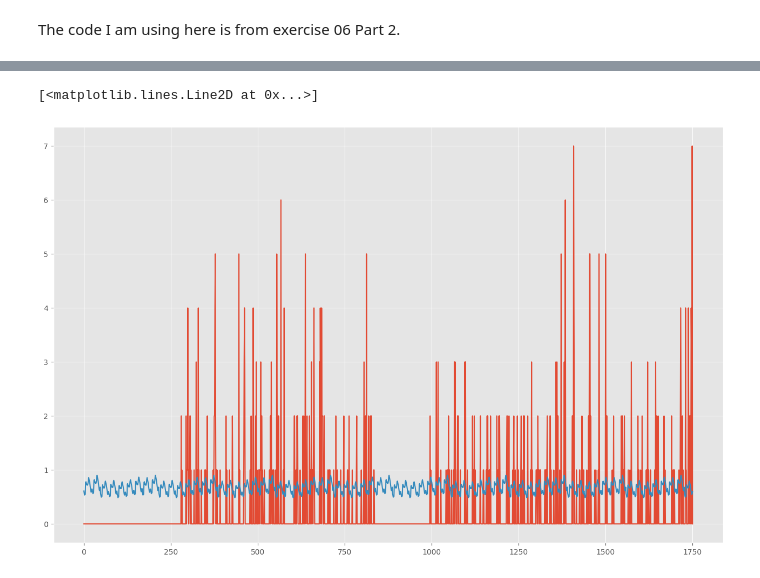
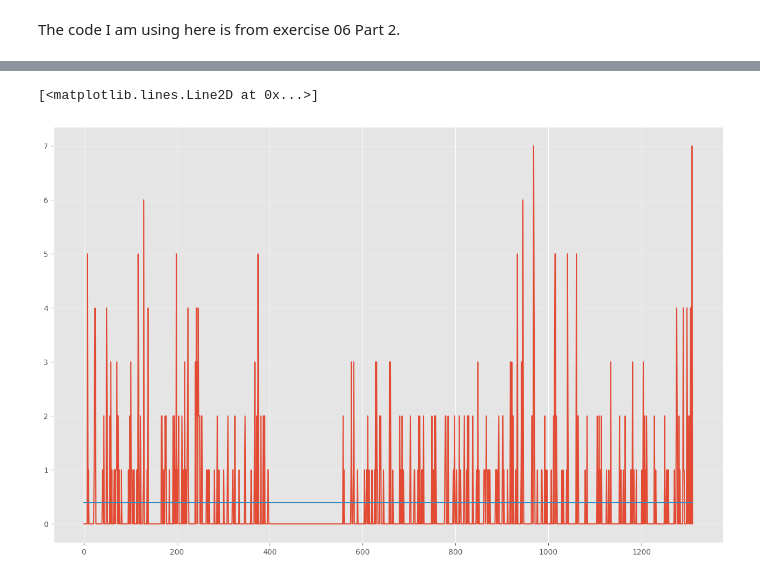
Before and after one commit to hrapek/mbml-us-accidents, a Jupyter notebook: ca_poisson_regression.ipynb, the cells around one changed output, grey strips where cells are left out. Cells and saved outputs as stored; diff of their text form; code cells hidden in the pictures.

```diff
--- a/ca_poisson_regression.ipynb
+++ b/ca_poisson_regression.ipynb
@@ -184,0 +229,3 @@ one_hash_df
+# %%
+weather_df = pd.read_csv('data/final_9q5cw.csv')
+weather_df = weather_df[['datetime', 'wind_speed', 'height_above_ground_level', 'visibility', 'temperature', 'dew_point']]
@@ -184,0 +248,3 @@ one_hash_df
+# %%
+merged_weather_df = pd.merge(one_hash_df, weather_df, left_on='hour', right_on='datetime', how='left').drop(columns=['datetime'])
+merged_weather_df
@@ -187,13 +267,16 @@ one_hash_df
 # %% [markdown]
 The code I am using here is from exercise 06 Part 2.
 # %%
+# Drop first observations with no available lags
+merged_weather_df = merged_weather_df.dropna()
+
 # Define target
-y = np.array(one_hash_df['accident_count'], dtype=np.float16)
-X = np.array(one_hash_df.drop(columns=['hour', 'geohash5', 'accident_count', 'hour_of_day', 'day_of_week']), dtype=np.float16)
+y = np.array(merged_weather_df['accident_count'], dtype=np.float16)
+X = np.array(merged_weather_df.drop(columns=['hour', 'geohash5', 'accident_count', 'hour_of_day', 'day_of_week']), dtype=np.float16)
 
 # Split into train and test
 N = len(X)
-split_idx = int(0.8*N)
+split_idx = int(0.85*N)
 X_train = X[:split_idx,:]
 y_train = y[:split_idx]
 X_test = X[split_idx:,:]
@@ -214,7 +297,7 @@ X_train_std = X_train.std()
 X_test_std = X_test.std()
 
 X_train = (X_train - X_train_mean) / X_train_std
-X_est = (X_test - X_test_mean) / X_test_std
+X_test = (X_test - X_test_mean) / X_test_std
 # %%
 def compute_error(trues, predicted):
     corr = np.corrcoef(predicted, trues)[0,1]
@@ -302,7 +385,7 @@ RMSE: 0.902
 R2: 0.000
 # %%
 plt.plot(y_test)
-plt.plot(y_hat)
+plt.plot(preds)
 # %% [output]
 [<matplotlib.lines.Line2D at 0x...>]
-[figure, old version]
+[figure, new version]
```
Also changed, not shown: parts of 12 cells of this notebook, 1 other file.
